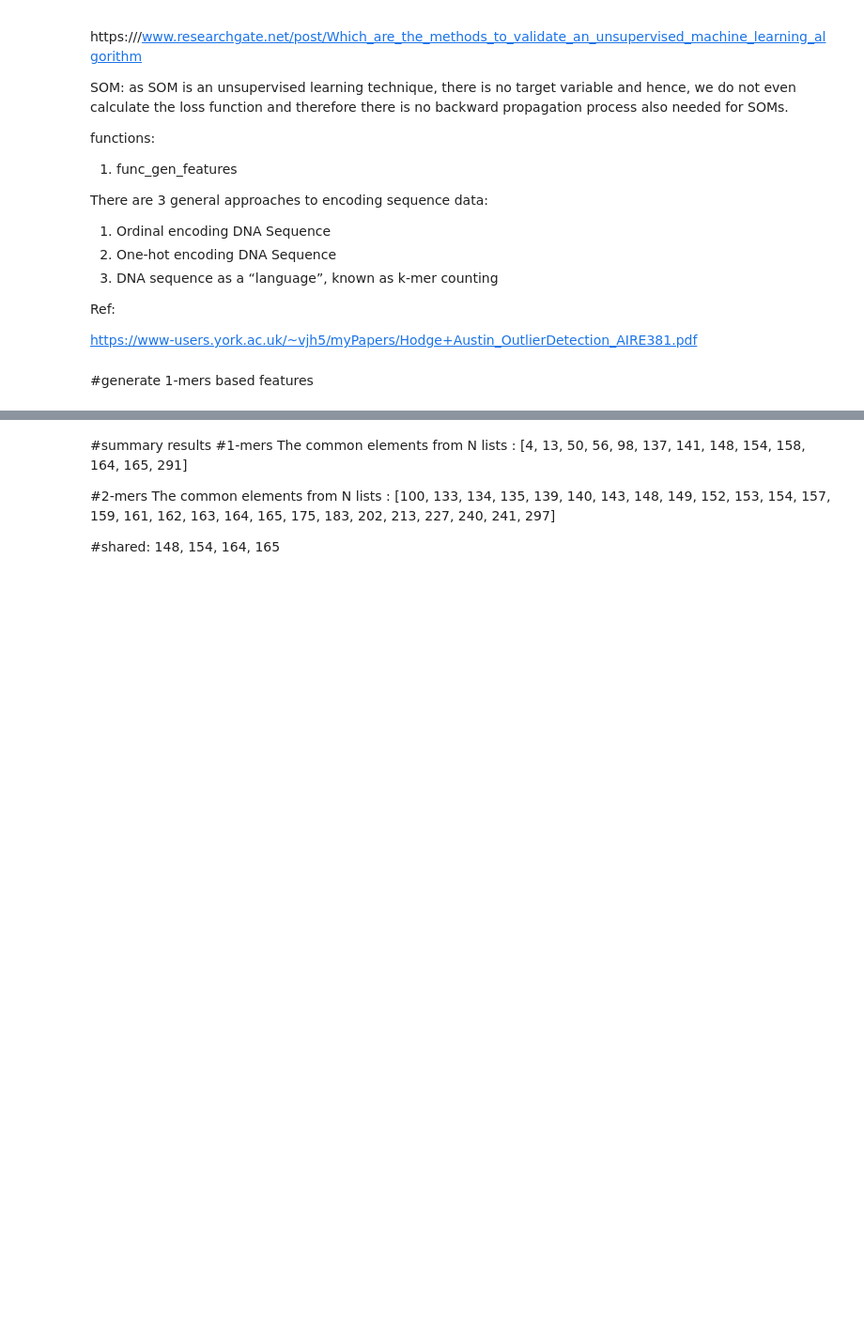
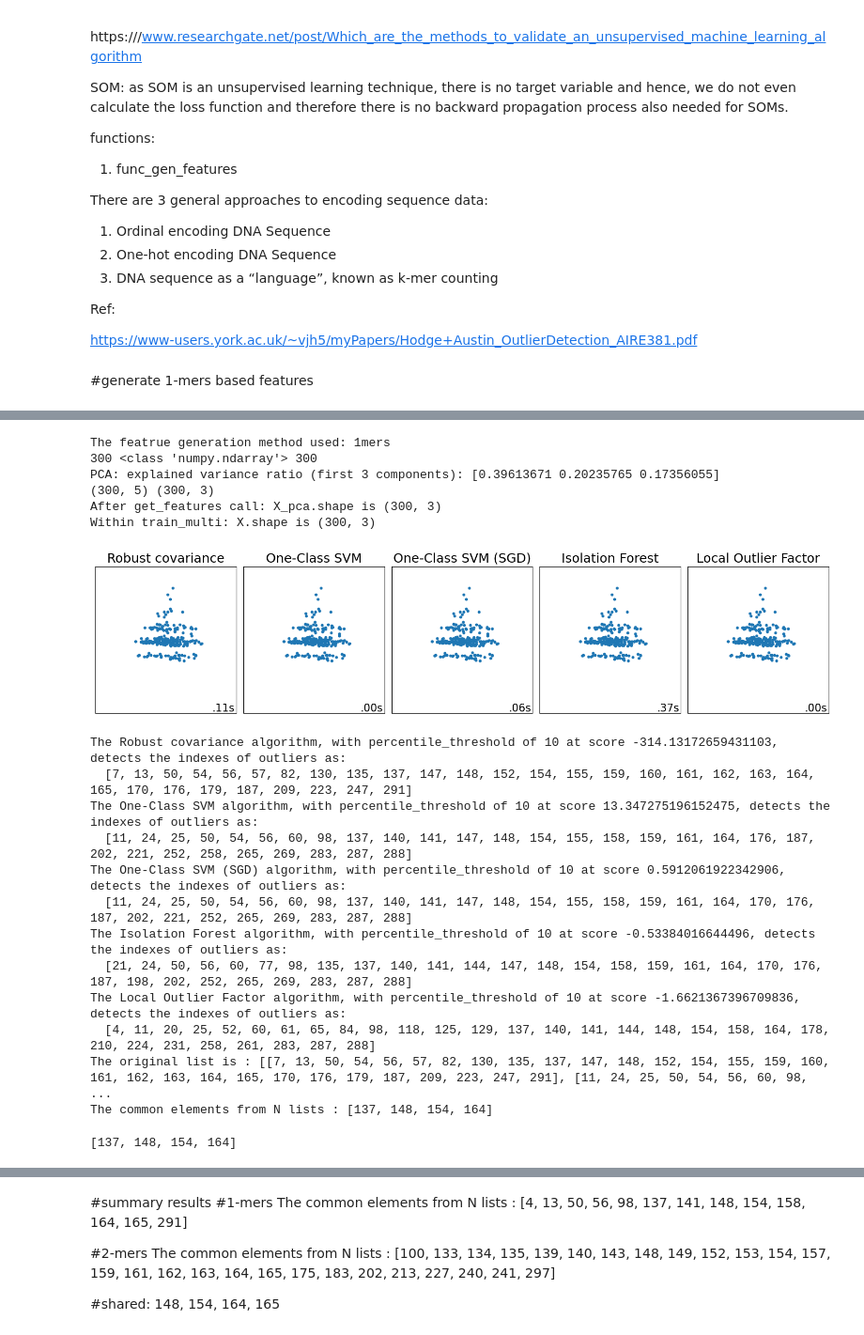
Before and after one commit to FrankGangWang/AppliedML_Python_Coursera, a Jupyter notebook: GANG_WANG_Exeter_Final.ipynb, the cells around one changed output, grey strips where cells are left out. Shown at 94% size. Drawn from its saved outputs; the diff is of its cells as text; code cells hidden in the pictures; blank space fills up the shorter version.

```diff
--- a/GANG_WANG_Exeter_Final.ipynb
+++ b/GANG_WANG_Exeter_Final.ipynb
@@ -132,0 +137,3 @@ unique chars = ['C', 'D', 'E', 'F', 'G']
+# %%
+number_of_lines, chars_list = get_unique_chars(file_path)
+print(f'*** The number_of_lines={number_of_lines}, chars_list={chars_list}')
@@ -142,6 +158,3 @@ def plot_hist_features(X):
       ax = axs[idx, 1]
       ax.hist(np.log(X[col]))
       ax.set_title(f'{col}: log count')
-# %%
-X = func_1mers_feature(file_path, number_of_lines, chars_list)
-print(chars_list, type(X), X.shape)
@@ -224,7 +330,8 @@ def func_kmers_feature(file_path, Use_Tf_Idf=False, kmers_size=2):
   return X
 
 # generic feature generation function
-def func_gen_features(featrue_method, Use_Tf_Idf=False, kmers_size=1, file_path=file_path, number_of_lines=number_of_lines, chars_list=chars_list):
+def func_gen_features(featrue_method, Use_Tf_Idf=False, kmers_size=1, file_path=file_path,
+                      number_of_lines=number_of_lines, chars_list=chars_list):
   if featrue_method =='1mers':
     print(f'The featrue generation method used: {featrue_method}')
     df = func_1mers_feature(file_path, number_of_lines, chars_list)
@@ -448,0 +501,54 @@ The common elements from N lists : [6, 21, 23, 73, 109, 136, 137, 139, 149, 150,
+# %%
+# top level func to get common outliers
+def top_get_common_outliers(featrue_method, pca_n_components, kmers_size,
+                            Use_Tf_Idf=False, Use_Robust_Scaler=False):
+  #kmers_feature_num_limit = pow(len(chars_list), kmers_size)
+  #sklearn.covariance.EllipticEnvelope: take care to work with n_samples > n_features ** 2
+  feature_num_limit = int(pow(number_of_lines, 0.5))
+
+  if pca_n_components > feature_num_limit*2/3:
+    pca_n_components = int(feature_num_limit*2/3)
+    print(f'WARNING: Force pca_n_components to be {pca_n_components} because the upper limit of feature_num_limit = {feature_num_limit}')
+
+  if featrue_method == '1mers':
+    percentile_threshold = 10
+  else:
+    percentile_threshold = 15
+
+  #def get_common_outliers(percentile_threshold, featrue_method, kmers_size, pca_n_components, plot_pca, plot_algorithms_results, print_info):
+  common_outliers = get_common_outliers(percentile_threshold, featrue_method, kmers_size, pca_n_components,
+                                        plot_pca, plot_algorithms_results,
+                                        print_single_algorithm, Use_Tf_Idf, Use_Robust_Scaler)
+  return common_outliers
+# %%
+# Run: top run
+featrue_method ='1mers'
+pca_n_components = 3
+kmers_size = 2
+Use_Robust_Scaler = False
+Use_Tf_Idf = False
+plot_pca = False
+plot_algorithms_results = True
+print_single_algorithm = True
+common_outliers = top_get_common_outliers(featrue_method, pca_n_components,
+                                          kmers_size, Use_Tf_Idf, Use_Robust_Scaler)
+# %% [output]
+The featrue generation method used: 1mers
+300 <class 'numpy.ndarray'> 300
+PCA: explained variance ratio (first 3 components): [0.39613671 0.20235765 0.17356055]
+(300, 5) (300, 3)
+After get_features call: X_pca.shape is (300, 3)
+Within train_multi: X.shape is (300, 3)
+[figure, added]
+The Robust covariance algorithm, with percentile_threshold of 10 at score -314.13172659431103, detects the indexes of outliers as:
+  [7, 13, 50, 54, 56, 57, 82, 130, 135, 137, 147, 148, 152, 154, 155, 159, 160, 161, 162, 163, 164, 165, 170, 176, 179, 187, 209, 223, 247, 291]
+The One-Class SVM algorithm, with percentile_threshold of 10 at score 13.347275196152475, detects the indexes of outliers as:
+  [11, 24, 25, 50, 54, 56, 60, 98, 137, 140, 141, 147, 148, 154, 155, 158, 159, 161, 164, 176, 187, 202, 221, 252, 258, 265, 269, 283, 287, 288]
+The One-Class SVM (SGD) algorithm, with percentile_threshold of 10 at score 0.5912061922342906, detects the indexes of outliers as:
+  [11, 24, 25, 50, 54, 56, 60, 98, 137, 140, 141, 147, 148, 154, 155, 158, 159, 161, 164, 170, 176, 187, 202, 221, 252, 265, 269, 283, 287, 288]
+The Isolation Forest algorithm, with percentile_threshold of 10 at score -0.53384016644496, detects the indexes of outliers as:
+  [21, 24, 50, 56, 60, 77, 98, 135, 137, 140, 141, 144, 147, 148, 154, 158, 159, 161, 164, 170, 176, 187, 198, 202, 252, 265, 269, 283, 287, 288]
+The Local Outlier Factor algorithm, with percentile_threshold of 10 at score -1.6621367396709836, detects the indexes of outliers as:
+  [4, 11, 20, 25, 52, 60, 61, 65, 84, 98, 118, 125, 129, 137, 140, 141, 144, 148, 154, 158, 164, 178, 210, 224, 231, 258, 261, 283, 287, 288]
+The original list is : [[7, 13, 50, 54, 56, 57, 82, 130, 135, 137, 147, 148, 152, 154, 155, 159, 160, 161, 162, 163, 164, 165, 170, 176, 179, 187, 209, 223, 247, 291], [11, 24, 25, 50, 54, 56, 60, 98, ...
+The common elements from N lists : [137, 148, 154, 164]
@@ -448,0 +582,4 @@ The common elements from N lists : [6, 21, 23, 73, 109, 136, 137, 139, 149, 150,
+# %%
+common_outliers
+# %% [output]
+[137, 148, 154, 164]
```
Also changed, not shown: parts of 33 cells of this notebook.
